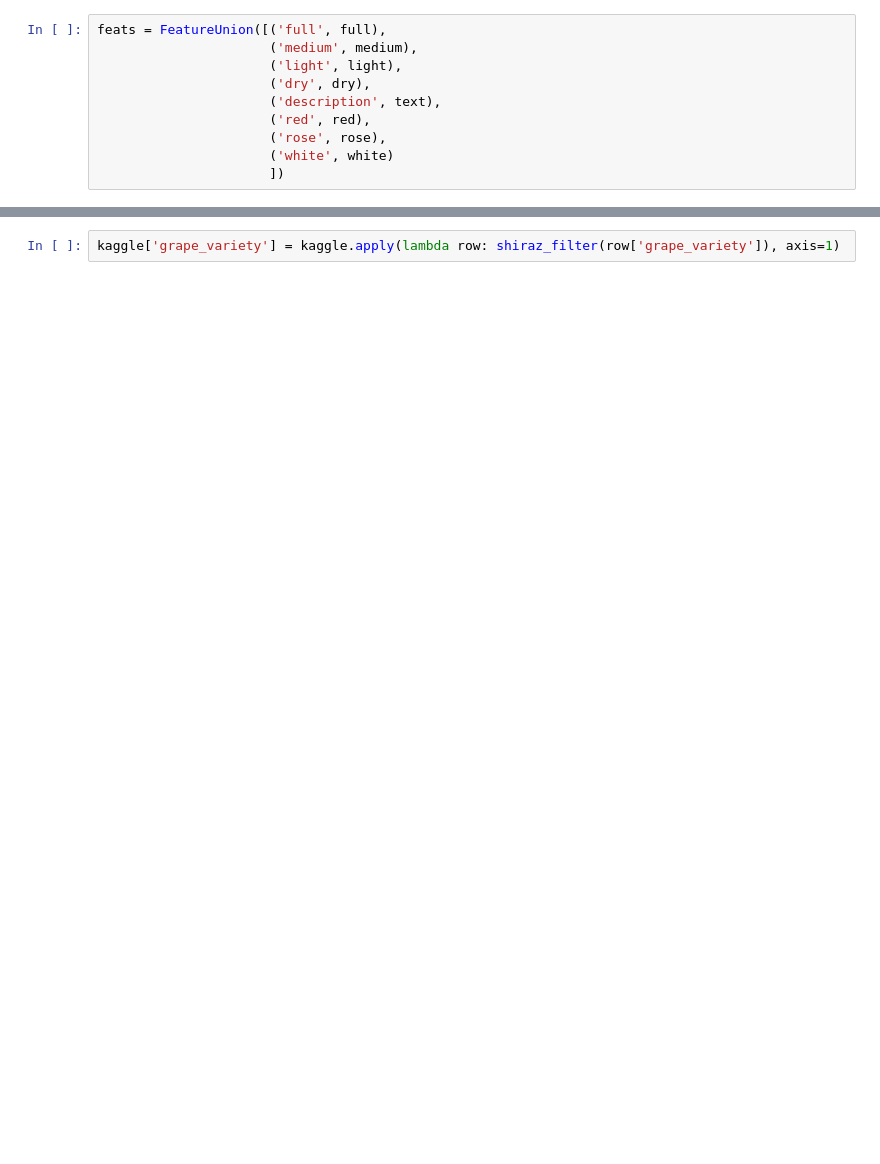
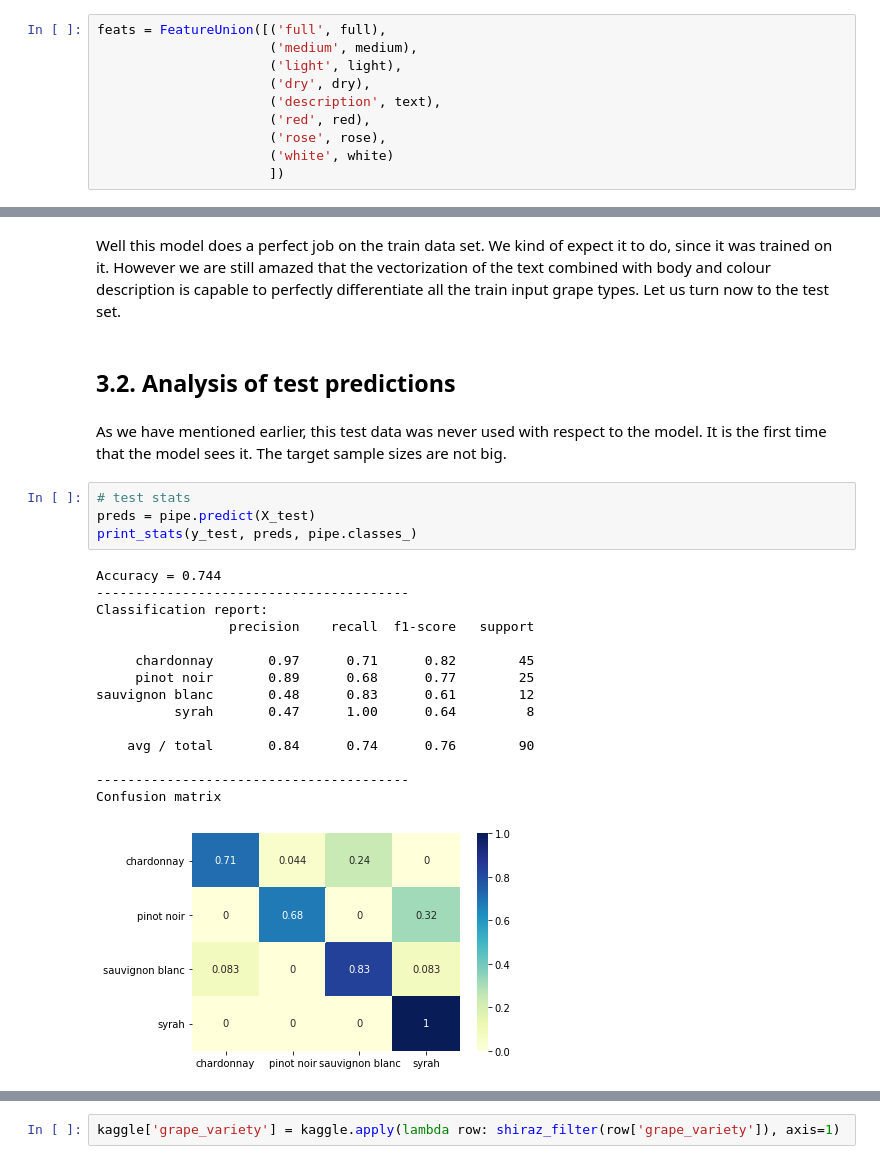
Before and after one commit to diveki/diveki.github.io, a Jupyter notebook: body_texts/blind_taster_algorithm.ipynb, the cells around one changed output, grey strips where cells are left out. Drawn from its saved outputs; the diff is of its cells as text; blank space fills up the shorter version.

```diff
--- a/body_texts/blind_taster_algorithm.ipynb
+++ b/body_texts/blind_taster_algorithm.ipynb
@@ -344,0 +444,27 @@ def shiraz_filter(ss):
+# %% [markdown]
+Well this model does a perfect job on the train data set. We kind of expect it to do, since it was trained on it. However we are still amazed that the vectorization of the text combined with body and colour description is capable to perfectly differentiate all the train input grape types. Let us turn now to the test set.
+# %% [markdown]
+<a id="ch3.2"></a>
+## 3.2. Analysis of test predictions
+# %% [markdown]
+As we have mentioned earlier, this test data was never used with respect to the model. It is the first time that the model sees it. The target sample sizes are not big.
+# %%
+# test stats
+preds = pipe.predict(X_test)
+print_stats(y_test, preds, pipe.classes_)
+# %% [output]
+Accuracy = 0.744
+----------------------------------------
+Classification report:
+                 precision    recall  f1-score   support
+
+     chardonnay       0.97      0.71      0.82        45
+     pinot noir       0.89      0.68      0.77        25
+sauvignon blanc       0.48      0.83      0.61        12
+          syrah       0.47      1.00      0.64         8
+
+    avg / total       0.84      0.74      0.76        90
+
+----------------------------------------
+Confusion matrix
+[figure, added]
```
Also changed, not shown: parts of 142 cells of this notebook, 9 other files.
